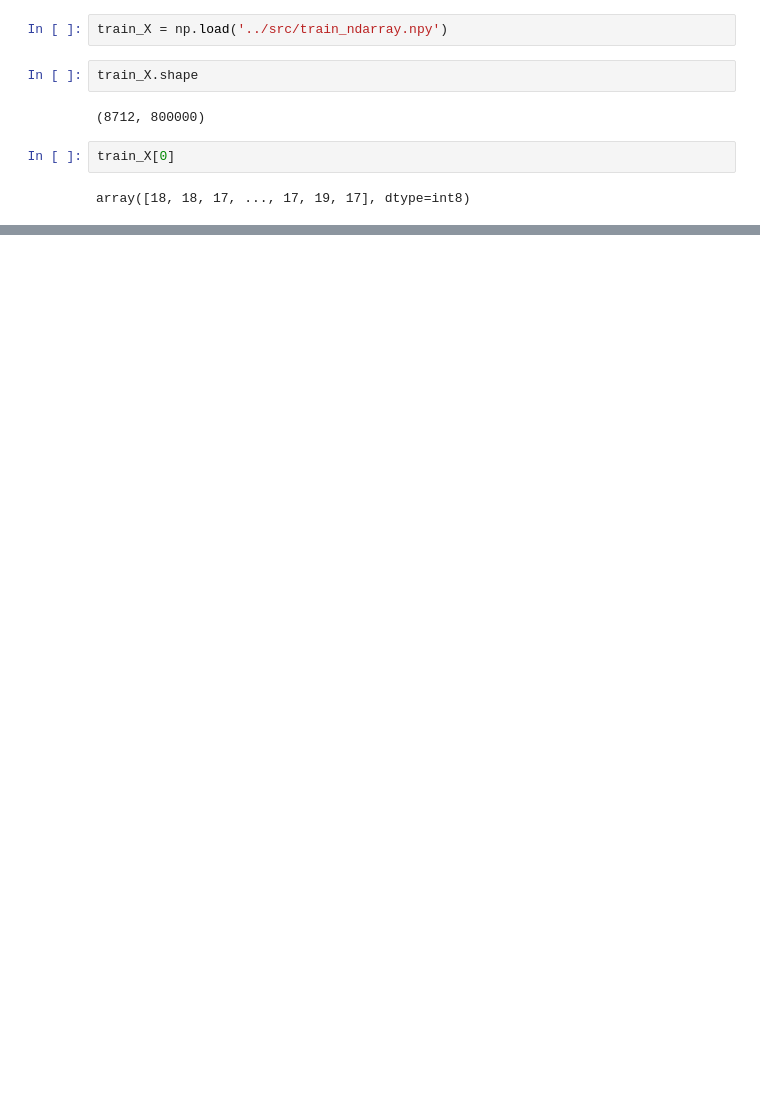
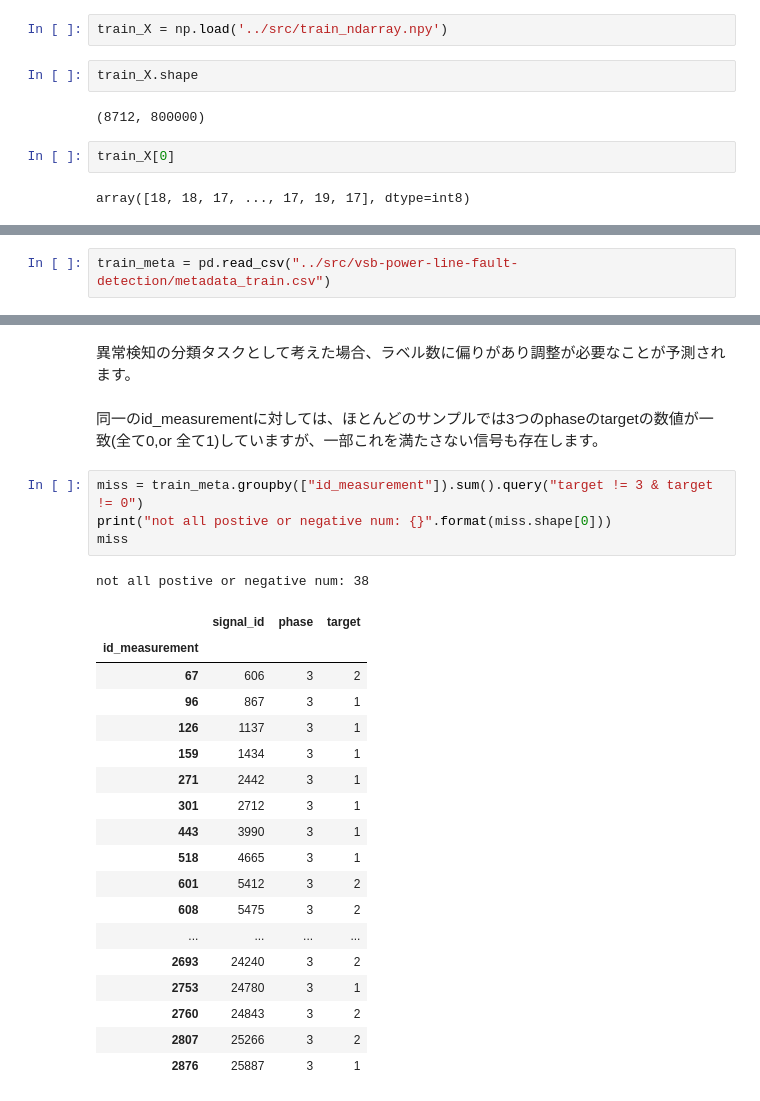
Before and after one commit to kinoren/signal, a Jupyter notebook: app/001_preprocessing.ipynb, the cells around one changed output, grey strips where cells are left out. Drawn from its saved outputs; the diff is of its cells as text; blank space fills up the shorter version.

```diff
--- a/app/001_preprocessing.ipynb
+++ b/app/001_preprocessing.ipynb
@@ -64,0 +61,2 @@ plt.plot(train_X[3])
+# %%
+train_meta = pd.read_csv("../src/vsb-power-line-fault-detection/metadata_train.csv")
@@ -64,0 +85,28 @@ plt.plot(train_X[3])
+# %% [markdown]
+異常検知の分類タスクとして考えた場合、ラベル数に偏りがあり調整が必要なことが予測されます。
+# %% [markdown]
+同一のid_measurementに対しては、ほとんどのサンプルでは3つのphaseのtargetの数値が一致(全て0,or 全て1)していますが、一部これを満たさない信号も存在します。
+# %%
+miss = train_meta.groupby(["id_measurement"]).sum().query("target != 3 & target != 0")
+print("not all postive or negative num: {}".format(miss.shape[0]))
+miss
+# %% [output]
+not all postive or negative num: 38
+|  | signal_id | phase | target |
+| id_measurement |  |  |  |
+| 67 | 606 | 3 | 2 |
+| 96 | 867 | 3 | 1 |
+| 126 | 1137 | 3 | 1 |
+| 159 | 1434 | 3 | 1 |
+| 271 | 2442 | 3 | 1 |
+| 301 | 2712 | 3 | 1 |
+| 443 | 3990 | 3 | 1 |
+| 518 | 4665 | 3 | 1 |
+| 601 | 5412 | 3 | 2 |
+| 608 | 5475 | 3 | 2 |
+| ... | ... | ... | ... |
+| 2693 | 24240 | 3 | 2 |
+| 2753 | 24780 | 3 | 1 |
+| 2760 | 24843 | 3 | 2 |
+| 2807 | 25266 | 3 | 2 |
+| 2876 | 25887 | 3 | 1 |
```
Also changed, not shown: parts of 24 cells of this notebook.
